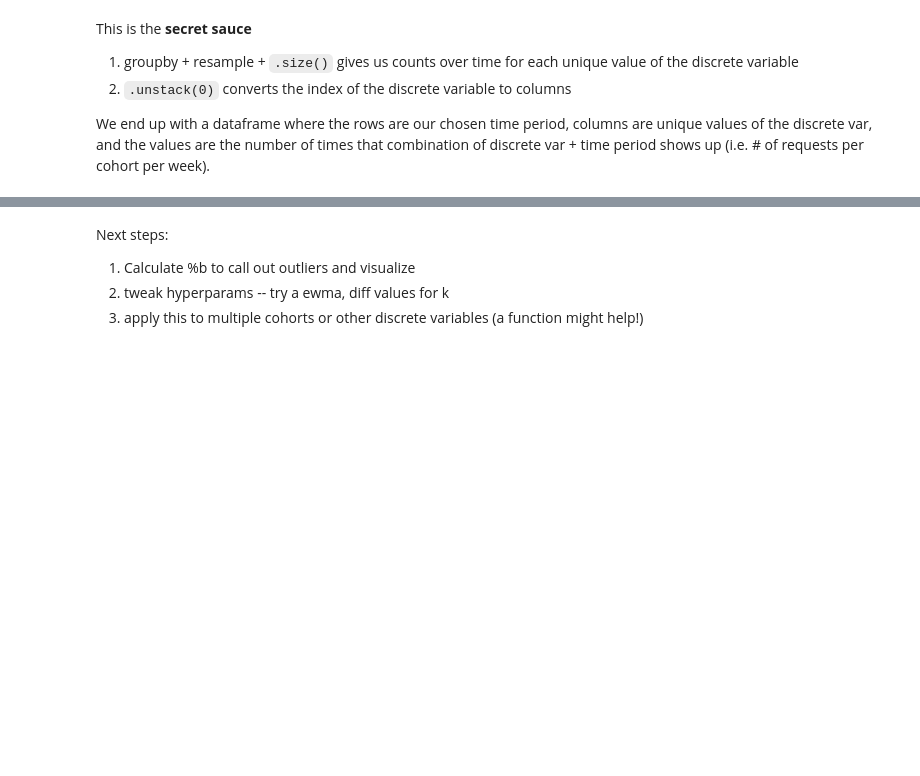
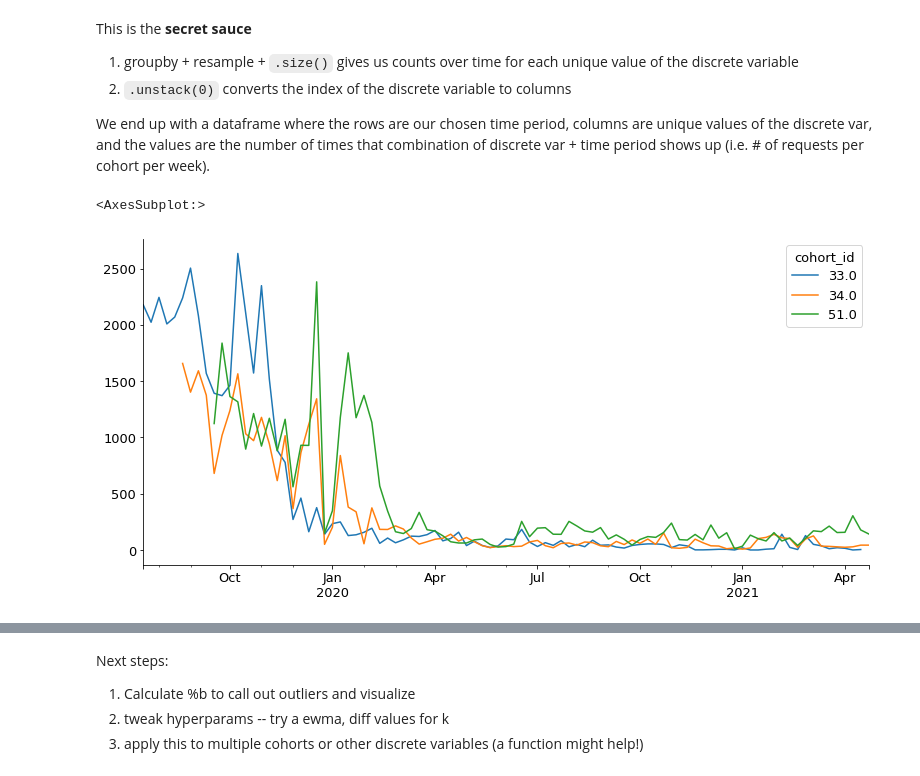
Before and after one commit to CodeupClassroom/innis-anomaly-detection, a Jupyter notebook: tsad-innis.ipynb, the cells around one changed output, grey strips where cells are left out. Drawn from its saved outputs; the diff is of its cells as text; code cells hidden in the pictures; blank space fills up the shorter version.

```diff
--- a/tsad-innis.ipynb
+++ b/tsad-innis.ipynb
@@ -159,5 +268,12 @@ This is the **secret sauce**
 1. `.unstack(0)` converts the index of the discrete variable to columns
 
 We end up with a dataframe where the rows are our chosen time period, columns are unique values of the discrete var, and the values are the number of times that combination of discrete var + time period shows up (i.e. # of requests per cohort per week).
+# %%
+cohort_requests = df.groupby('cohort_id').resample('W').size()
+# %%
+cohort_requests = cohort_requests.unstack(0)
 # %%
-cohort_requests =
+cohort_requests.plot()
+# %% [output]
+<AxesSubplot:>
+[figure, added]
```
Also changed, not shown: parts of 33 cells of this notebook.
